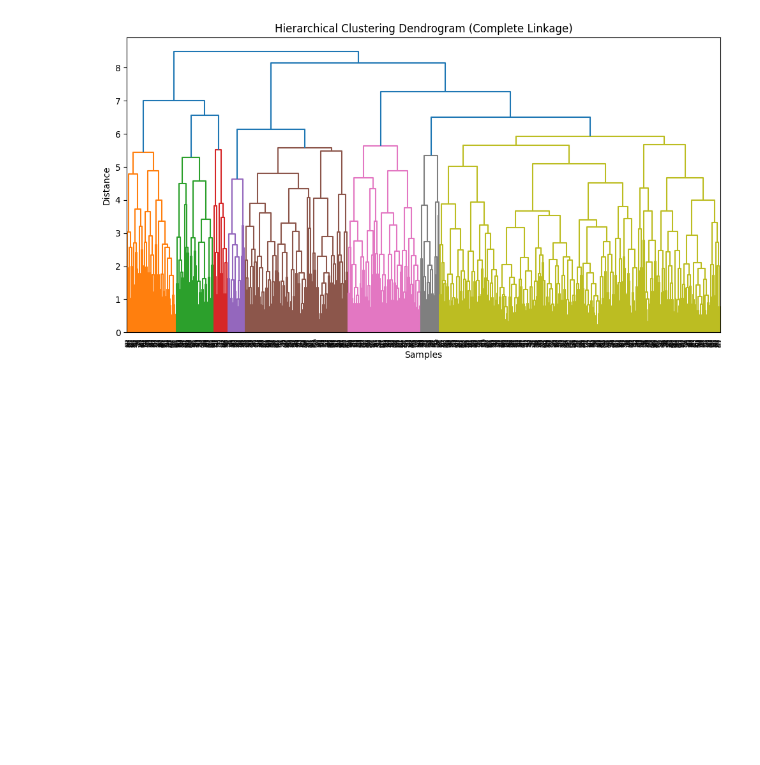
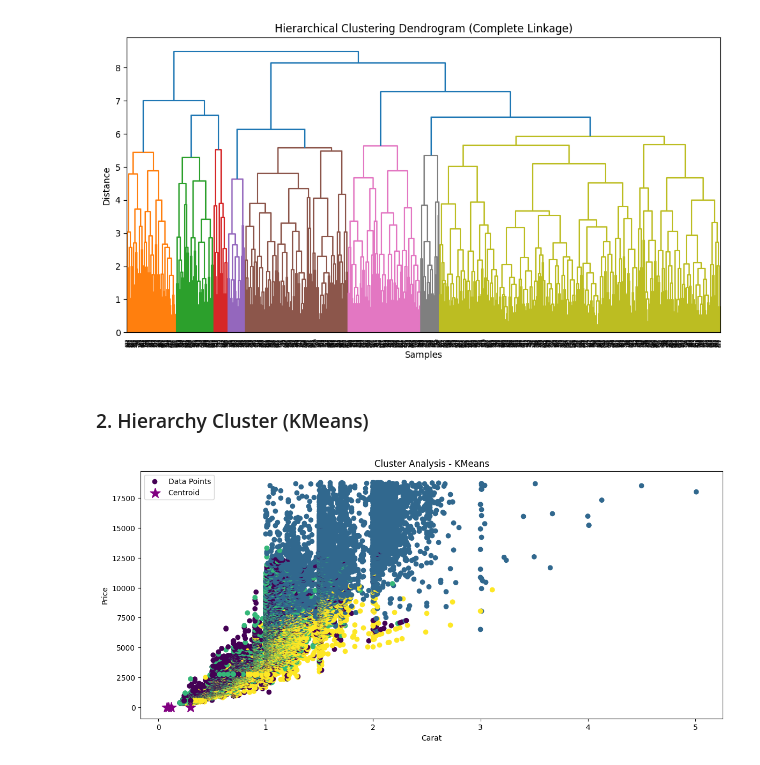
Before and after one commit to y-xing01/DAV_CA1, a Jupyter notebook: diamonds.ipynb, the cells around one changed output. Drawn from its saved outputs; the diff is of its cells as text; code cells hidden in the pictures; blank space fills up the shorter version.

Commit message:
:sparkles: Implement Cluster Analysis with KMeans

```diff
--- a/diamonds.ipynb
+++ b/diamonds.ipynb
@@ -838,3 +838,34 @@ See the caveats in the documentation: https://pandas.pydata.org/pandas-docs/stab
 [figure]
 [figure]
 [figure]
+# %% [markdown]
+### 2. Hierarchy Cluster (KMeans)
+# %%
+from sklearn.cluster import KMeans
+
+X = data[relevant_columns]
+
+# Scale the data
+scaler = MinMaxScaler()
+X_scaled = scaler.fit_transform(X)
+
+# Perform KMeans clustering
+km = KMeans(n_clusters=4, n_init='auto')
+y_predicted = km.fit_predict(X_scaled)
+
+# Assign cluster labels to data
+data['cluster'] = y_predicted
+
+# Plot clusters
+plt.scatter(data.carat, data.price, c=data.cluster, cmap='viridis', label='Data Points')
+
+# Plot centroids
+plt.scatter(km.cluster_centers_[:,0], km.cluster_centers_[:,6], color='purple', marker='*', s=200, label='Centroid')
+
+plt.xlabel('Carat')
+plt.ylabel('Price')
+plt.title('Cluster Analysis - KMeans')
+plt.legend()
+plt.show()
+# %% [output]
+[figure, added]
```
Also changed, not shown: parts of 2 cells of this notebook.
